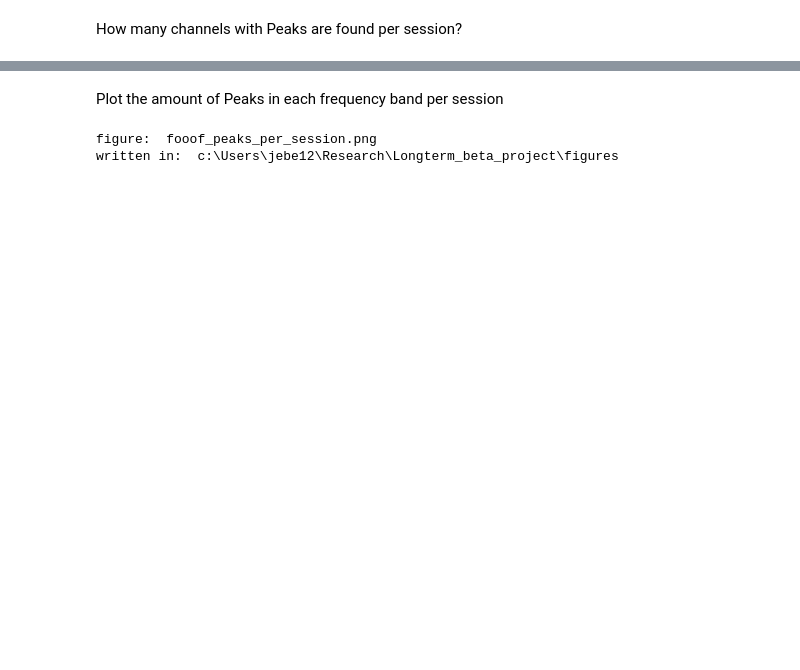
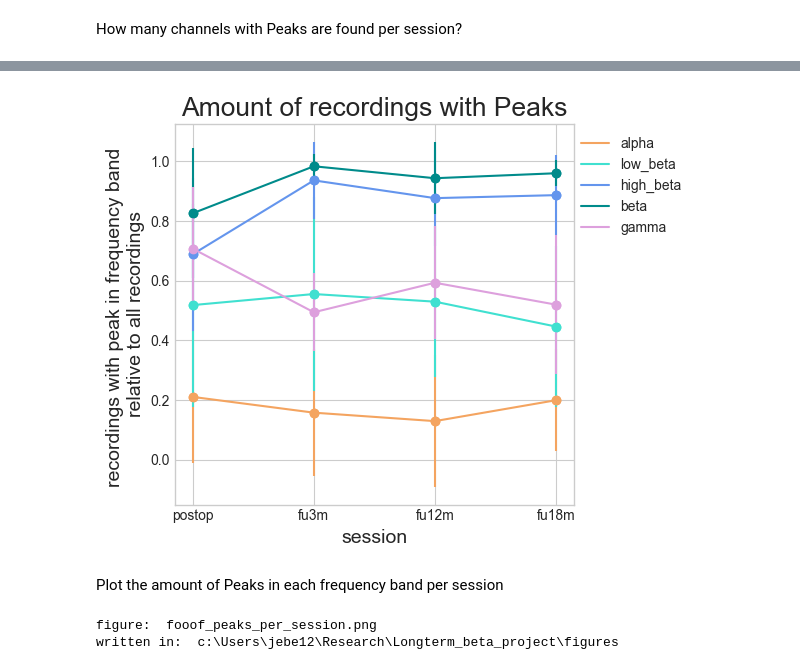
Before and after one commit to JKBehnke/BetaSenSightLongterm, a Jupyter notebook: notebooks/fooof_playground.ipynb, the cells around one changed output, grey strips where cells are left out. Drawn from its saved outputs; the diff is of its cells as text; code cells hidden in the pictures; blank space fills up the shorter version.

```diff
--- a/notebooks/fooof_playground.ipynb
+++ b/notebooks/fooof_playground.ipynb
@@ -582,3 +725,55 @@ session_peak_df = session_peak_df.transpose()
+# %%
+# plot line plot
+# cycler_colors = cycler("color", ["turquoise", "sandybrown", "plum", "cornflowerblue"])
+# plt.rc('axes', prop_cycle=cycler_colors)
+
+fig = plt.figure()
+
+font = {"size": 14}
+
+for freq in freq_bands:
+
+    freq_df = perc_chans_with_peaks_df.loc[perc_chans_with_peaks_df.frequency_band == freq]
+    #df_copy = freq_df.copy()
+
+    # new column with mean-std and mean+std
+    # df_copy["mean-std"] = df_copy.mean_percentage_chans_with_peaks.values - df_copy.std_percentage_chans_with_peaks.values
+    # df_copy["mean+std"] = df_copy.mean_percentage_chans_with_peaks.values + df_copy.std_percentage_chans_with_peaks.values
+
+    if freq=="alpha":
+        color="sandybrown"
+
+    elif freq=="beta":
+        color="darkcyan"
+
+    elif freq=="low_beta":
+        color="turquoise"
+
+    elif freq=="high_beta":
+        color="cornflowerblue"
+
+    elif freq=="gamma":
+        color="plum"
+
+    plt.plot(freq_df.session, freq_df.mean_percentage_chans_with_peaks, label=freq, color=color)
+    # plt.fill_between(df_copy.session,
+    #                  df_copy["mean-std"],
+    #                  df_copy["mean+std"],
+    #                  color="gainsboro", alpha=0.5)
+
+    plt.scatter(freq_df.session, freq_df.mean_percentage_chans_with_peaks, color=color)
+    plt.errorbar(freq_df.session, freq_df.mean_percentage_chans_with_peaks, yerr=freq_df.std_percentage_chans_with_peaks, fmt="o", color=color)
+
+
+
+plt.title("Amount of recordings with Peaks", fontdict={"size": 19})
+
+plt.legend(loc="upper right", bbox_to_anchor=(1.3, 1.0))
+plt.xlabel("session", fontdict=font)
+plt.ylabel("recordings with peak in frequency band \nrelative to all recordings", fontdict=font)
+plt.tight_layout()
+# %% [output]
+[figure, added]
 # %% [markdown]
 Plot the amount of Peaks in each frequency band per session
 # %%
```
Also changed, not shown: parts of 24 cells of this notebook, 2 other files.
